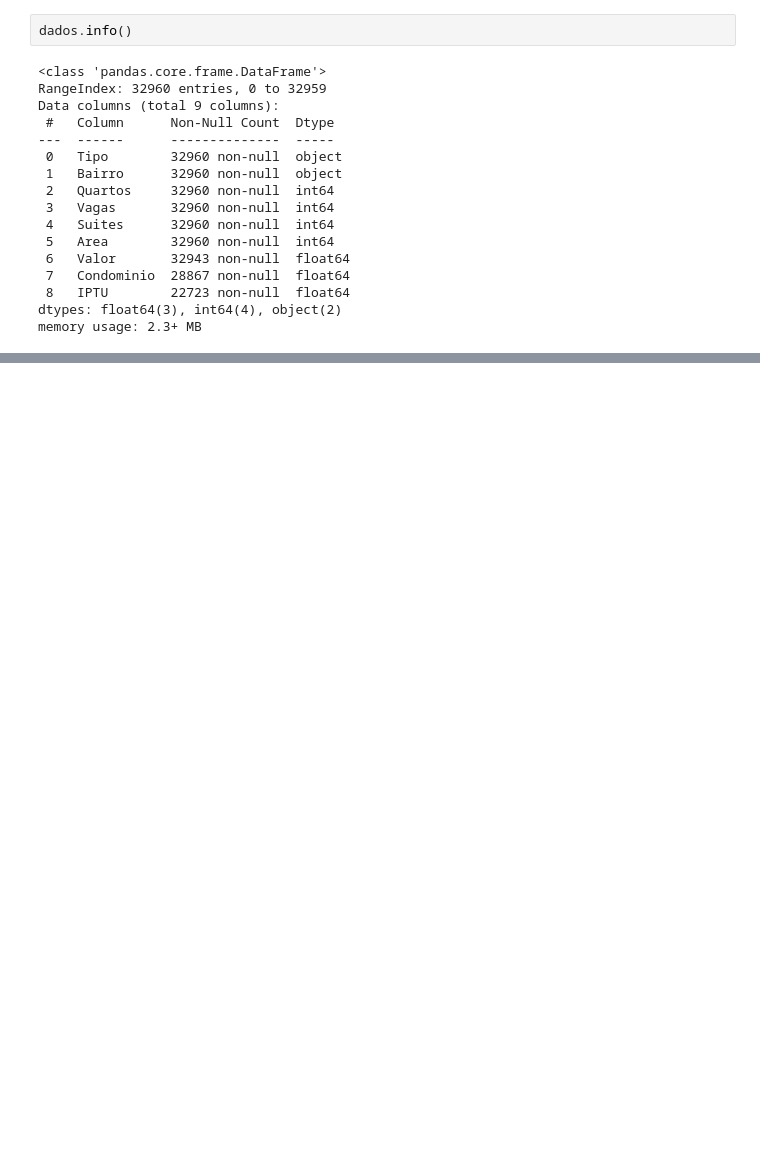
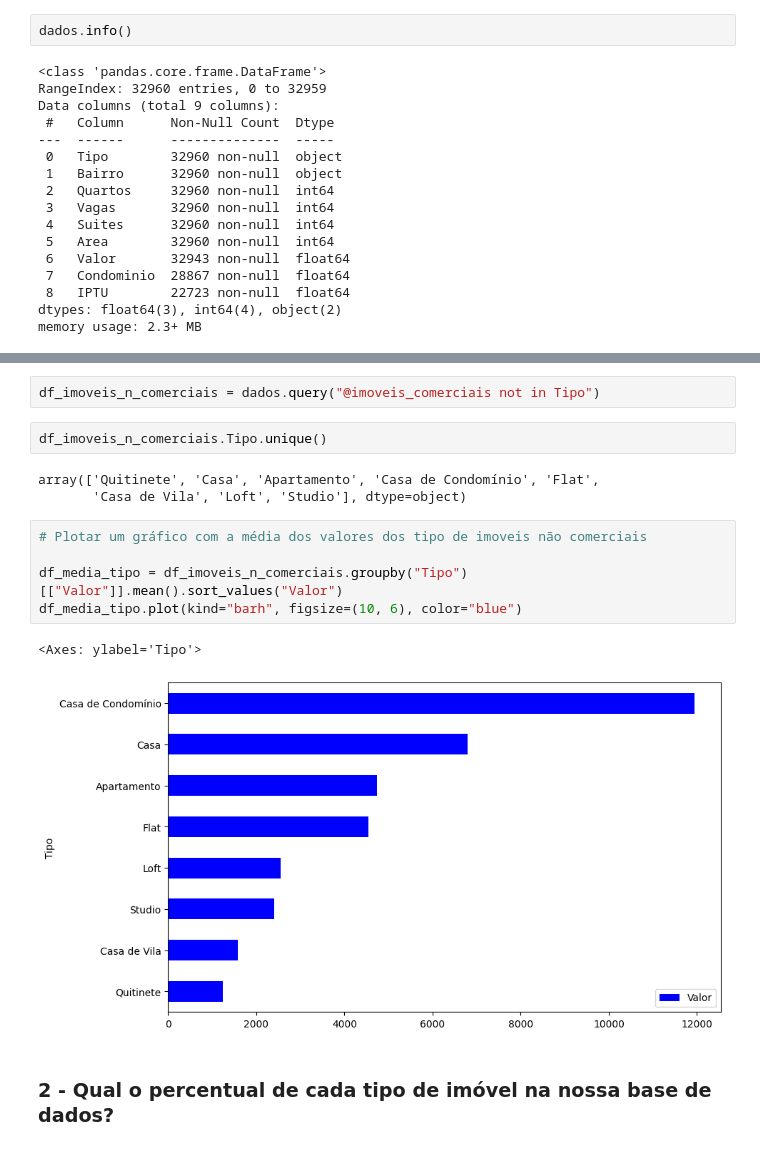
Before and after one commit to FranPomba/Tech-Fundation---alura-one, a Jupyter notebook: 2 - Aprendendo a fazer ETL/2 - Pandas Conhecendo a lib/projeto-aluguel.ipynb, the cells around one changed output, grey strips where cells are left out. Saved outputs shown, nothing was run; the diff lists cells and outputs as text; blank space fills up the shorter version.

```diff
--- a/2 - Aprendendo a fazer ETL/2 - Pandas Conhecendo a lib/projeto-aluguel.ipynb
+++ b/2 - Aprendendo a fazer ETL/2 - Pandas Conhecendo a lib/projeto-aluguel.ipynb
@@ -47,0 +158,17 @@ memory usage: 2.3+ MB
+# %%
+df_imoveis_n_comerciais = dados.query("@imoveis_comerciais not in Tipo")
+# %%
+df_imoveis_n_comerciais.Tipo.unique()
+# %% [output]
+array(['Quitinete', 'Casa', 'Apartamento', 'Casa de Condomínio', 'Flat',
+       'Casa de Vila', 'Loft', 'Studio'], dtype=object)
+# %%
+# Plotar um gráfico com a média dos valores dos tipo de imoveis não comerciais
+
+df_media_tipo = df_imoveis_n_comerciais.groupby("Tipo")[["Valor"]].mean().sort_values("Valor")
+df_media_tipo.plot(kind="barh", figsize=(10, 6), color="blue")
+# %% [output]
+<Axes: ylabel='Tipo'>
+[figure, added]
+# %% [markdown]
+### 2 - Qual o percentual de cada tipo de imóvel na nossa base de dados?
```
Also changed, not shown: parts of 16 cells of this notebook, 1 other file.
